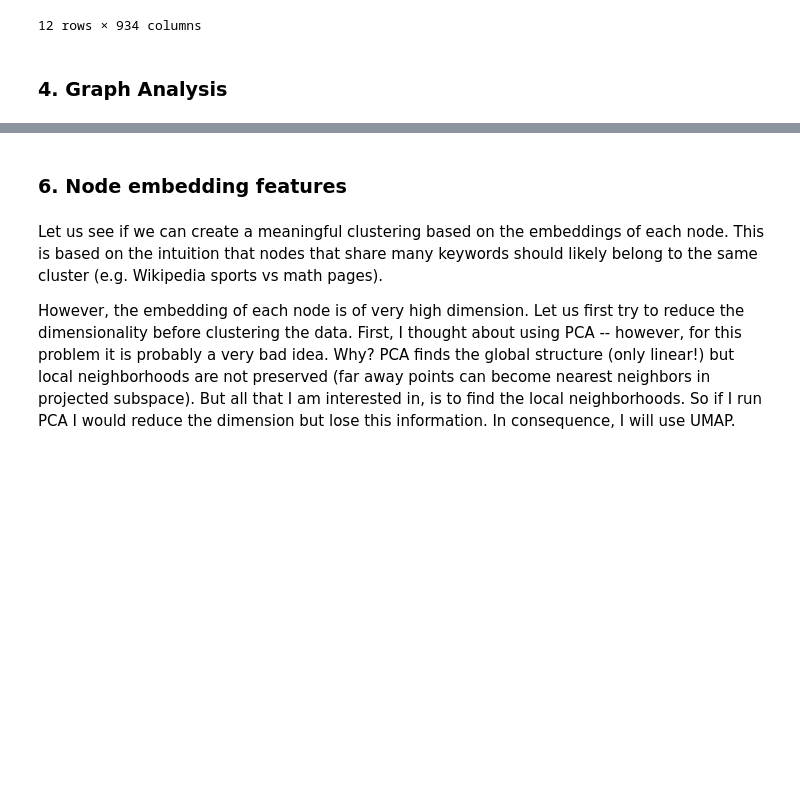
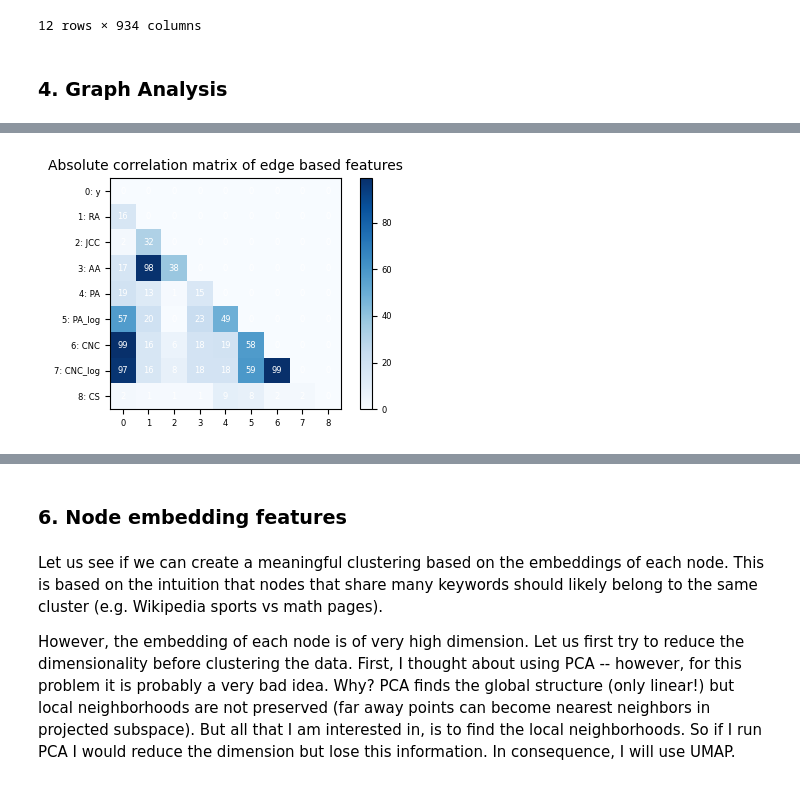
Before and after one commit to lassefschmidt/Network-Science_Challenge, a Jupyter notebook: 0_Exploratory Data Analysis and Preprocessing.ipynb, the cells around one changed output, grey strips where cells are left out. Cells and saved outputs as stored; diff of their text form; code cells hidden in the pictures; blank space fills up the shorter version.

```diff
--- a/0_Exploratory Data Analysis and Preprocessing.ipynb
+++ b/0_Exploratory Data Analysis and Preprocessing.ipynb
@@ -101,8 +111,13 @@ dtype: int64
 # %% [markdown]
 Are there any predictions where both nodes are the same? (if so, prediction should always be 1)
 # %%
+# how many edges have the same source and target node?
 print(train.loc[train["node1"] == train["node2"]].shape)
 print(test.loc[test["node1"] == test["node2"]].shape)
+
+# remove those edges from the data (we will just predict 1 for them)
+train_tf = prepData.clean_edgelist(train)
+test_tf  = prepData.clean_edgelist(test)
 # %% [output]
 (31, 3)
 (17, 2)
@@ -127,0 +128,10 @@ The graph is connected
+# %%
+# create graph
+G_train = prepData.fetch_graph(train_tf)
+
+# validate (same number of edges?)
+print(train.loc[((train.node1 != train.node2) & (train.y == 1))].shape)
+print(G_train.number_of_edges())
+
+# check if graph is connected -- if not, return greatest connected component subgraph
+gcc = prepData.get_gcc(graph=G_train)
@@ -245,0 +233,2 @@ CNC = nx.common_neighbor_centrality(G_train)
+# %%
+train_tf = prepData.enrich_edgelist(train_tf, G_train, node_info)
@@ -245,0 +253,4 @@ CNC = nx.common_neighbor_centrality(G_train)
+# %%
+analyseData.plot_corr_matrix(train_tf.iloc[:, 2:])
+# %% [output]
+[figure, added]
```
Also changed, not shown: parts of 24 cells of this notebook, 2 other files.
